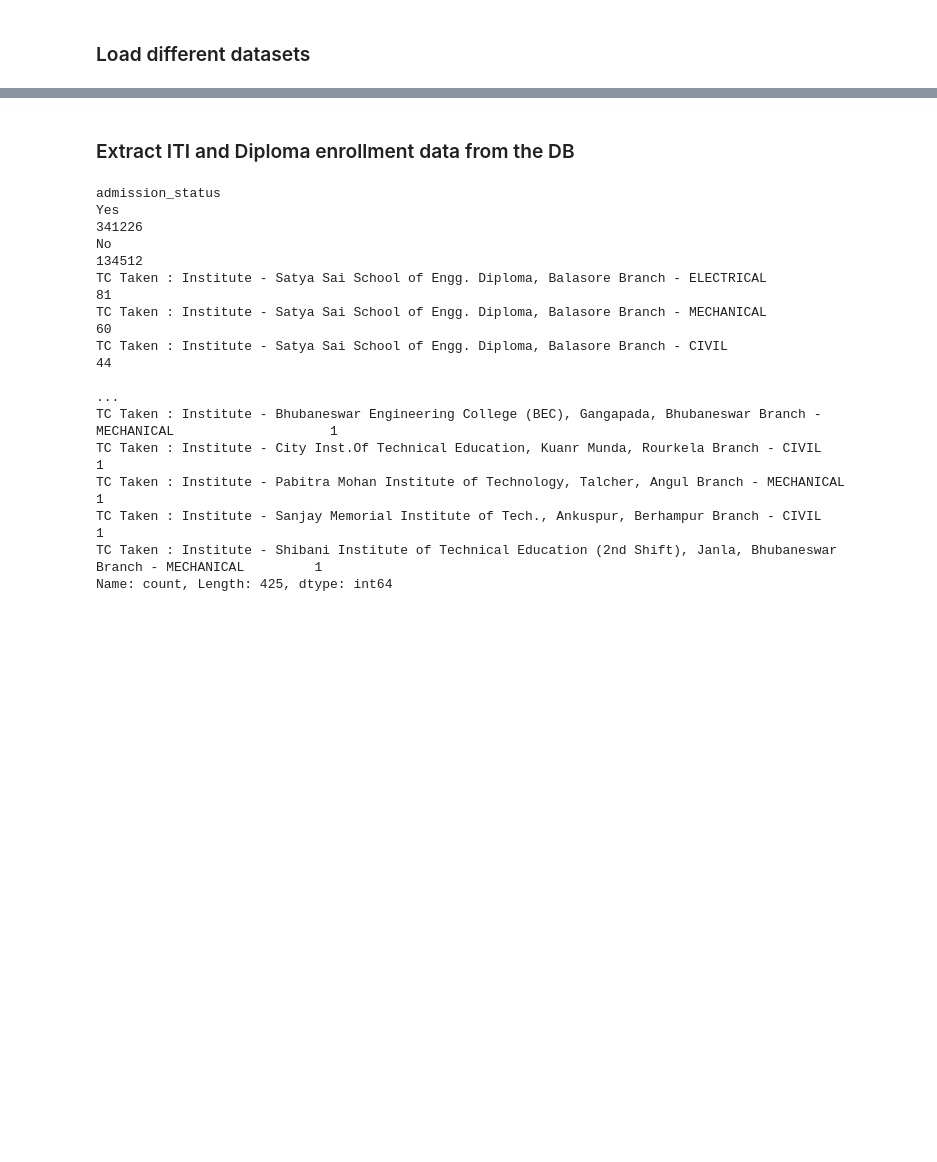
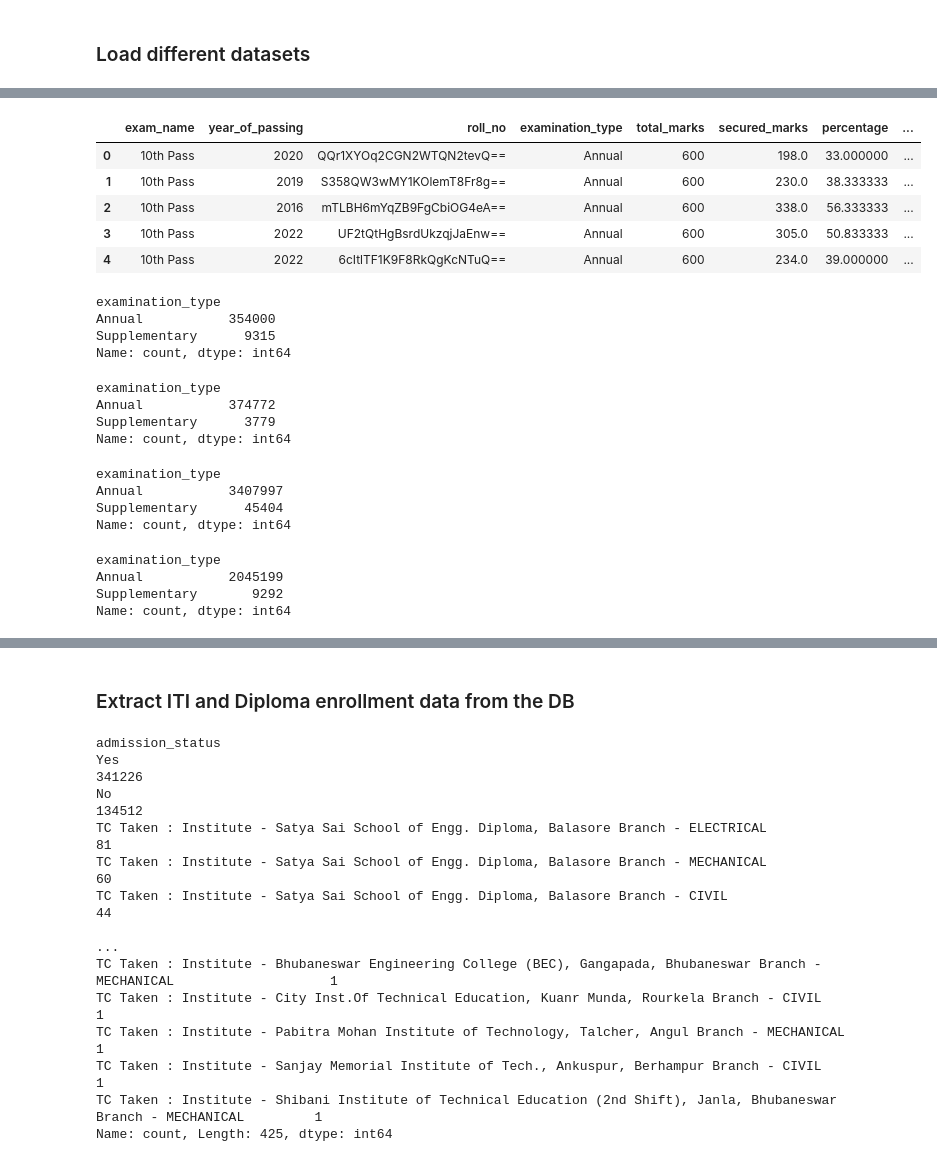
Before and after one commit to Data-Policy-and-Innovation-Centre/sams, a Jupyter notebook: notebooks/integrating-unique-key.ipynb, the cells around one changed output, grey strips where cells are left out. Drawn from its saved outputs; the diff is of its cells as text; code cells hidden in the pictures; blank space fills up the shorter version.

```diff
--- a/notebooks/integrating-unique-key.ipynb
+++ b/notebooks/integrating-unique-key.ipynb
@@ -669,0 +861,5 @@ hss_appplications = load_data(datasets["hss_applications"])
+# %%
+iti_marks = load_data(datasets["iti_marks"])
+diploma_marks = load_data(datasets["diploma_marks"])
+iti_marks.head()
+# %% [output]
@@ -669,0 +868,34 @@ hss_appplications = load_data(datasets["hss_applications"])
+|  | exam_name | year_of_passing | roll_no | examination_type | total_marks | secured_marks | percentage | ... |
+| 0 | 10th Pass | 2020 | QQr1XYOq2CGN2WTQN2tevQ== | Annual | 600 | 198.0 | 33.000000 | ... |
+| 1 | 10th Pass | 2019 | S358QW3wMY1KOlemT8Fr8g== | Annual | 600 | 230.0 | 38.333333 | ... |
+| 2 | 10th Pass | 2016 | mTLBH6mYqZB9FgCbiOG4eA== | Annual | 600 | 338.0 | 56.333333 | ... |
+| 3 | 10th Pass | 2022 | UF2tQtHgBsrdUkzqjJaEnw== | Annual | 600 | 305.0 | 50.833333 | ... |
+| 4 | 10th Pass | 2022 | 6cItlTF1K9F8RkQgKcNTuQ== | Annual | 600 | 234.0 | 39.000000 | ... |
+# %%
+iti_marks['examination_type'].value_counts()
+# %% [output]
+examination_type
+Annual           354000
+Supplementary      9315
+Name: count, dtype: int64
+# %%
+diploma_marks['examination_type'].value_counts()
+# %% [output]
+examination_type
+Annual           374772
+Supplementary      3779
+Name: count, dtype: int64
+# %%
+hss_enrollments['examination_type'].value_counts()
+# %% [output]
+examination_type
+Annual           3407997
+Supplementary      45404
+Name: count, dtype: int64
+# %%
+deg_enrollments['examination_type'].value_counts()
+# %% [output]
+examination_type
+Annual           2045199
+Supplementary       9292
+Name: count, dtype: int64
```
Also changed, not shown: parts of 21 cells of this notebook, 1 other file.
